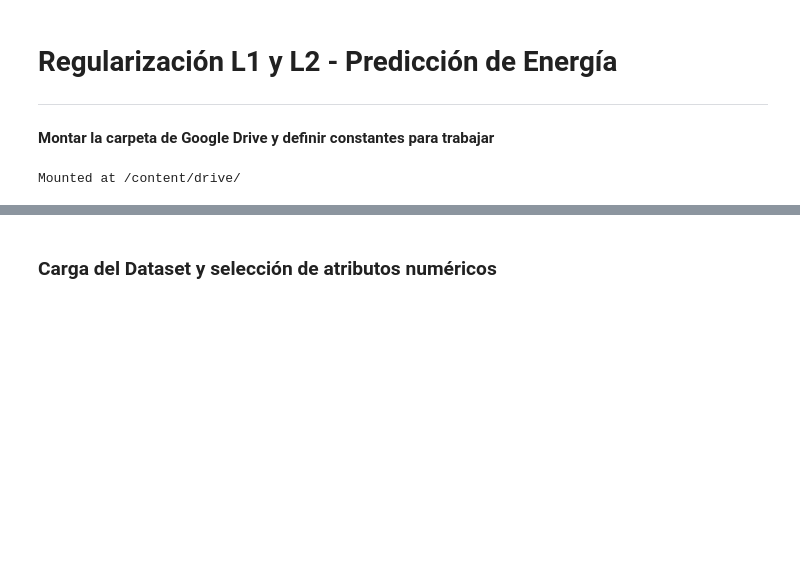
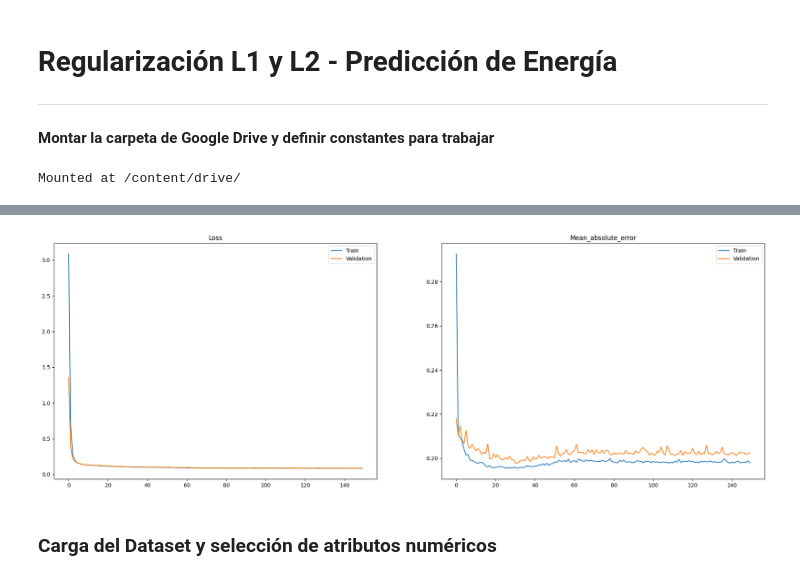
Before and after one commit to AndresMontesDeOca/Redes_Neuronales, a Jupyter notebook: 05_05.ipynb, the cells around one changed output, grey strips where cells are left out. Drawn from its saved outputs; the diff is of its cells as text; code cells hidden in the pictures; blank space fills up the shorter version.

```diff
--- a/05_05.ipynb
+++ b/05_05.ipynb
@@ -187,3 +195,8 @@ display(results_df)
+# %%
+plot_history(history_l1
+             )
+# %% [output]
+[figure, added]
 # %% [markdown]
 ### Carga del Dataset y selección de atributos numéricos
 # %% [markdown]
```
Also changed, not shown: parts of 4 cells of this notebook.
